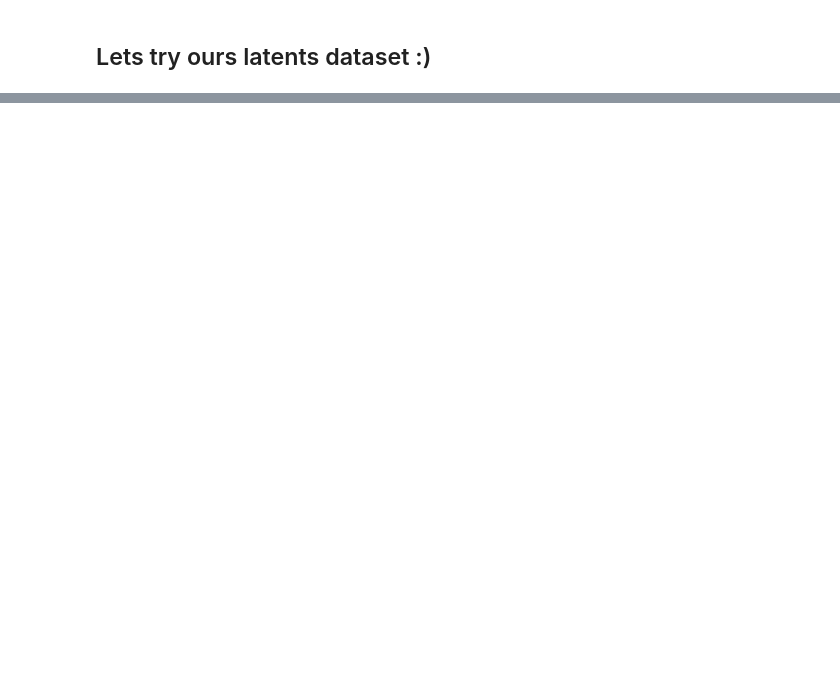
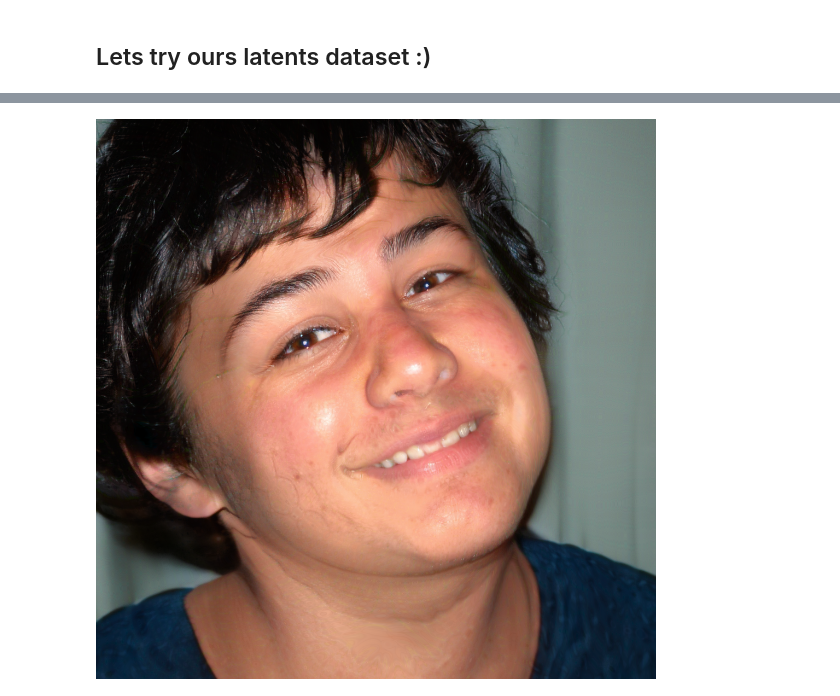
Before and after one commit to Wicwik/DP, a Jupyter notebook: notebooks/test_vs_mnist.ipynb, the cells around one changed output, grey strips where cells are left out. Drawn from its saved outputs; the diff is of its cells as text; code cells hidden in the pictures; blank space fills up the shorter version.

```diff
--- a/notebooks/test_vs_mnist.ipynb
+++ b/notebooks/test_vs_mnist.ipynb
@@ -157,0 +181,4 @@ tensor(1.0000)
+# %%
+Image(filename='pred_vs.png')
+# %% [output]
+[figure, added]
```
Also changed, not shown: parts of 13 cells of this notebook, 5 other files.
